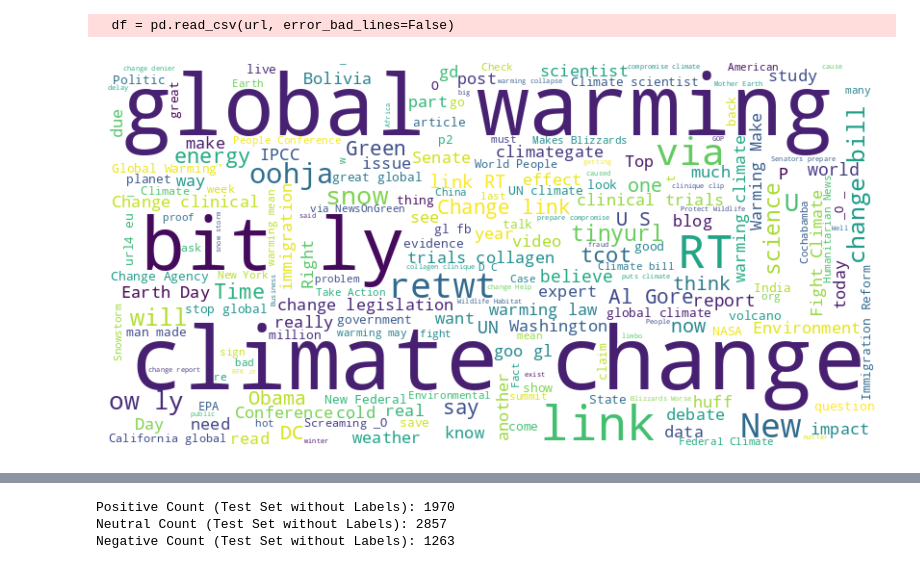
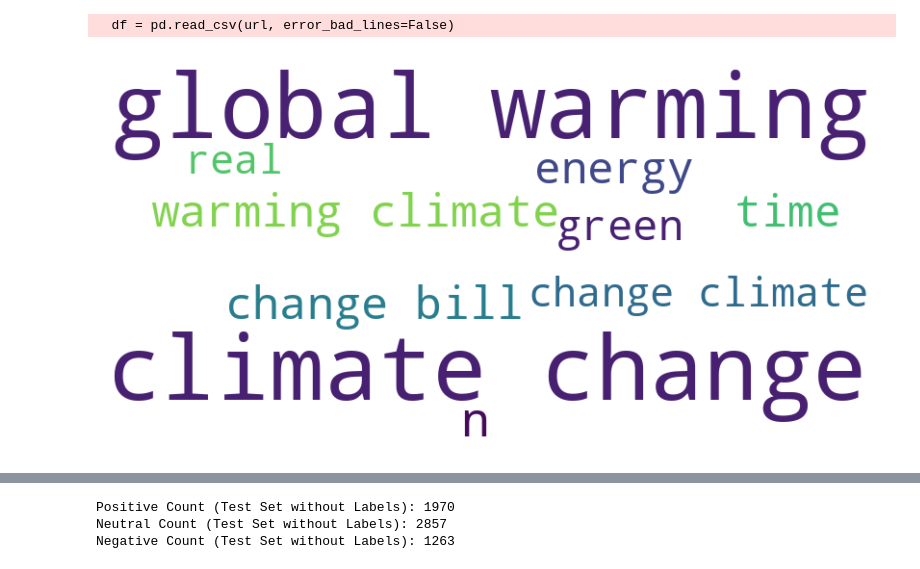
Before and after one commit to quruis/2460_Presentation, a Jupyter notebook: CodingAppSentiment.ipynb, the cells around one changed output, grey strips where cells are left out. Cells and saved outputs as stored; diff of their text form; code cells hidden in the pictures.

```diff
--- a/CodingAppSentiment.ipynb
+++ b/CodingAppSentiment.ipynb
@@ -9,32 +24,58 @@ import matplotlib.pyplot as plt
+# %%
+# Load CSV file into a DataFrame
+# https://data.world/crowdflower/sentiment-of-climate-change/activity
+url = 'https://github.com/quruis/2460_Presentation/raw/main/Tweets_CC.csv'
+df = pd.read_csv(url, error_bad_lines=False)
+
+df = df.drop_duplicates()
+# %% [output]
+  df = pd.read_csv(url, error_bad_lines=False)
+# %%
+# Assuming your CSV has a column named 'tweet' containing the textual data
+text_data = ' '.join(df['tweet'].astype(str).values)
+
+# Remove stopwords
+stop_words = set(stopwords.words('english'))
+filtered_text = ' '.join(word for word in text_data.split() if word.lower() not in stop_words)
+# %%
+# List of terms to exclude
+exclude_terms = ['TIME', 'oohja', 'say', 'change climate', 'ow', 's climate', 's', 'new', 'ly', 'bit', 'bit ly', 'U S', 'tcot', 'ow ly', 'retwt', 'science', 'u', 'u s ', 'New', 'link', 'RT', 'Change link', 'tinyurl', 'via']
+
+# Remove excluded terms from the text data
+for term in exclude_terms:
+    filtered_text = filtered_text.replace(term, '')
+# %%
+# Get a list of English words
+english_words = set(words.words())
+
+# Function to filter nonsense words
+def filter_nonsense(text):
+    words = re.findall(r'\b\w+\b', text.lower())
+    filtered_words = [word for word in words if word in english_words]
+    return ' '.join(filtered_words)
+
+# Filter nonsense words from the text data
+filtered_text = filter_nonsense(filtered_text)
 # %%
-# Load CSV file into a DataFrame
-# https://data.world/crowdflower/sentiment-of-climate-change/activity
-url = 'https://github.com/quruis/2460_Presentation/raw/main/Tweets_CC.csv'
-df = pd.read_csv(url, error_bad_lines=False)
-
-# Assuming your CSV has a column named 'tweet' containing the textual data
-text_data = ' '.join(df['tweet'].astype(str).values)
-
 # Create WordCloud object without using frequencies
 wordcloud = WordCloud(
     width=800,
     height=400,
     background_color='white',
     colormap='viridis',
     contour_width=1,
     contour_color='black',
-    max_words=200,
+    max_words=10,
     random_state=42
-).generate(text_data)
+).generate(filtered_text)
 
 # Display the WordCloud
 plt.figure(figsize=(10, 5))
 plt.imshow(wordcloud, interpolation='bilinear')
 plt.axis('off')
 plt.show()
 # %% [output]
-  df = pd.read_csv(url, error_bad_lines=False)
-[figure, old version]
+[figure, new version]
 # %%
 def train_sentiment_model(train_data):
     # Create a TextBlob object for each sentence in the training data
```
Also changed, not shown: parts of 7 cells of this notebook.
